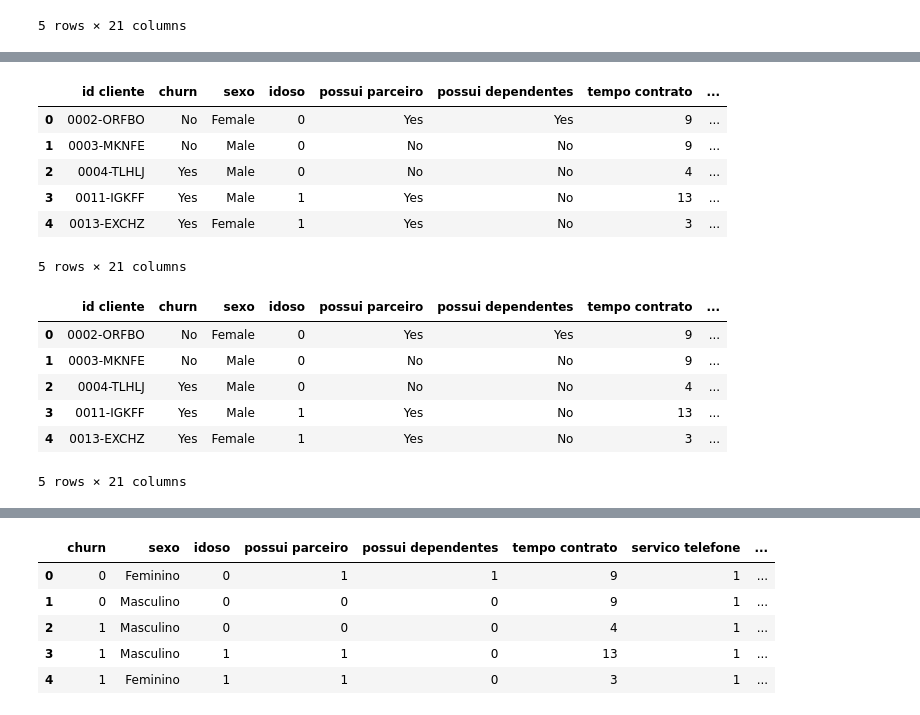
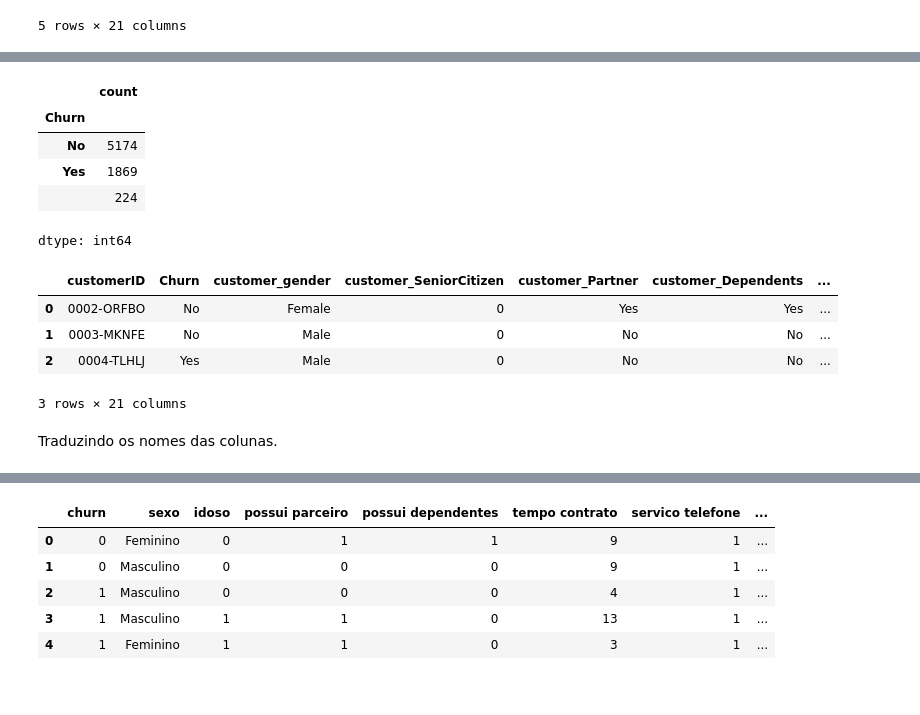
Before and after one commit to DaDosValle/telecomX_Churn, a Jupyter notebook: ETL_EDA_TELECOMX_27_12_2025.ipynb, the cells around one changed output, grey strips where cells are left out. Drawn from its saved outputs; the diff is of its cells as text; code cells hidden in the pictures.

```diff
--- a/ETL_EDA_TELECOMX_27_12_2025.ipynb
+++ b/ETL_EDA_TELECOMX_27_12_2025.ipynb
@@ -73,13 +100,22 @@ KeyError: 'customerID'
+# %%
+df_churn['Churn'].value_counts()
+# %% [output]
+|  | count |
+| Churn |  |
+| No | 5174 |
+| Yes | 1869 |
+|  | 224 |
+dtype: int64
 # %%
-df_churn.head()
+df_churn.head(3)
 # %% [output]
-|  | id cliente | churn | sexo | idoso | possui parceiro | possui dependentes | tempo contrato | ... |
-| 0 | 0002-ORFBO | No | Female | 0 | Yes | Yes | 9 | ... |
-| 1 | 0003-MKNFE | No | Male | 0 | No | No | 9 | ... |
-| 2 | 0004-TLHLJ | Yes | Male | 0 | No | No | 4 | ... |
-| 3 | 0011-IGKFF | Yes | Male | 1 | Yes | No | 13 | ... |
-| 4 | 0013-EXCHZ | Yes | Female | 1 | Yes | No | 3 | ... |
+|  | customerID | Churn | customer_gender | customer_SeniorCitizen | customer_Partner | customer_Dependents | ... |
+| 0 | 0002-ORFBO | No | Female | 0 | Yes | Yes | ... |
+| 1 | 0003-MKNFE | No | Male | 0 | No | No | ... |
+| 2 | 0004-TLHLJ | Yes | Male | 0 | No | No | ... |
-5 rows × 21 columns
+3 rows × 21 columns
+# %% [markdown]
+Traduzindo os nomes das colunas.
 # %%
 df_churn = df_churn.rename(columns={
     'customerID': 'id cliente',
@@ -107,13 +143,3 @@ df_churn = df_churn.rename(columns={
     'account_Charges.Total': 'total de encargos',
     'internet_OnlineSecurity': 'seguranca online'
 })
-# %%
-df_churn.head()
-# %% [output]
-|  | id cliente | churn | sexo | idoso | possui parceiro | possui dependentes | tempo contrato | ... |
-| 0 | 0002-ORFBO | No | Female | 0 | Yes | Yes | 9 | ... |
-| 1 | 0003-MKNFE | No | Male | 0 | No | No | 9 | ... |
-| 2 | 0004-TLHLJ | Yes | Male | 0 | No | No | 4 | ... |
-| 3 | 0011-IGKFF | Yes | Male | 1 | Yes | No | 13 | ... |
-| 4 | 0013-EXCHZ | Yes | Female | 1 | Yes | No | 3 | ... |
-5 rows × 21 columns
```
Also changed, not shown: parts of 64 cells of this notebook.
